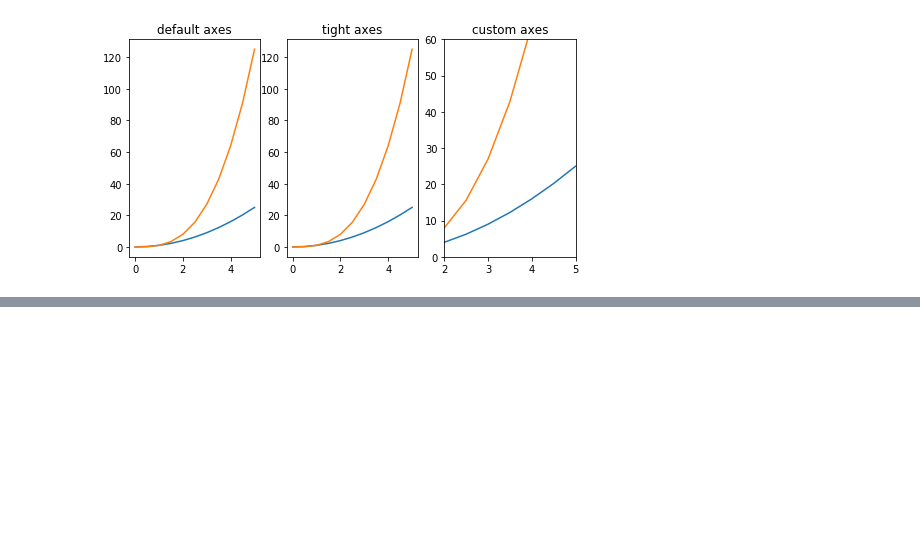
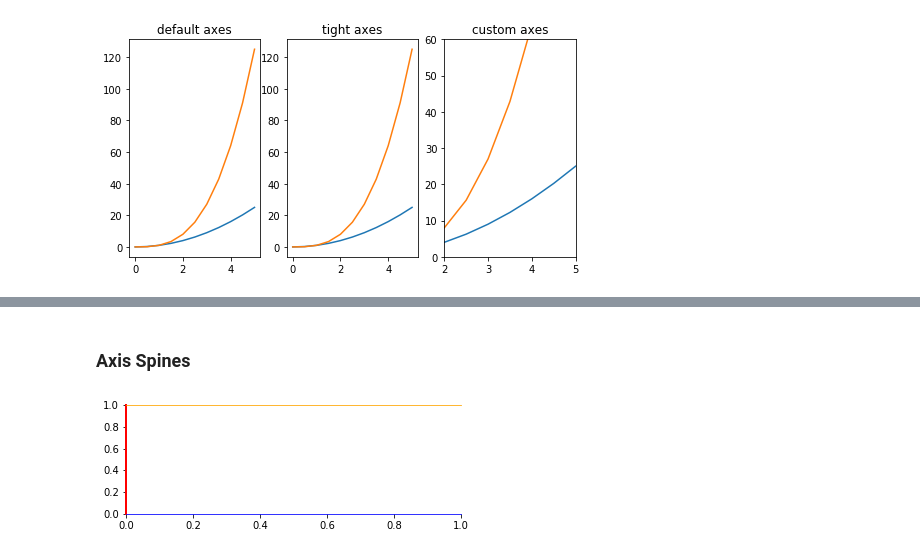
Before and after one commit to awgeezrick/notes-snippets, a Jupyter notebook: python_data_visualization.ipynb, the cells around one changed output, grey strips where cells are left out. Saved outputs shown, nothing was run; the diff lists cells and outputs as text; code cells hidden in the pictures; blank space fills up the shorter version.

```diff
--- a/python_data_visualization.ipynb
+++ b/python_data_visualization.ipynb
@@ -237,0 +293,16 @@ axes[2].set_title("custom axes");
+# %% [markdown]
+### Axis Spines
+# %%
+fig, ax = plt.subplots(figsize=(6,2))
+
+ax.spines['bottom'].set_color('blue')
+ax.spines['top'].set_color('orange')
+
+ax.spines['left'].set_color('red')
+ax.spines['left'].set_linewidth(2)
+
+# turn off axis spine to the right
+ax.spines['right'].set_color("none")
+ax.yaxis.tick_left() # only show ticks on left spine
+# %% [output]
+[figure, added]
```
Also changed, not shown: parts of 31 cells of this notebook.
